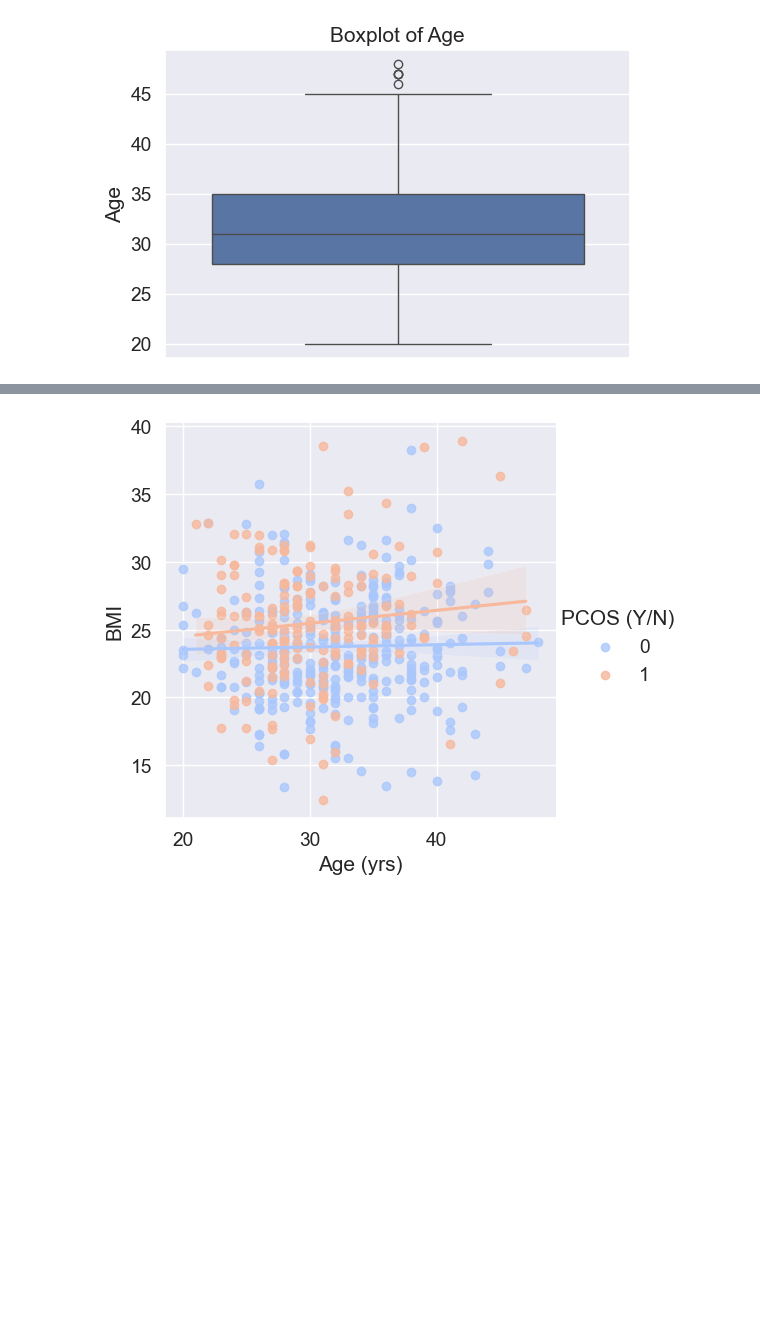
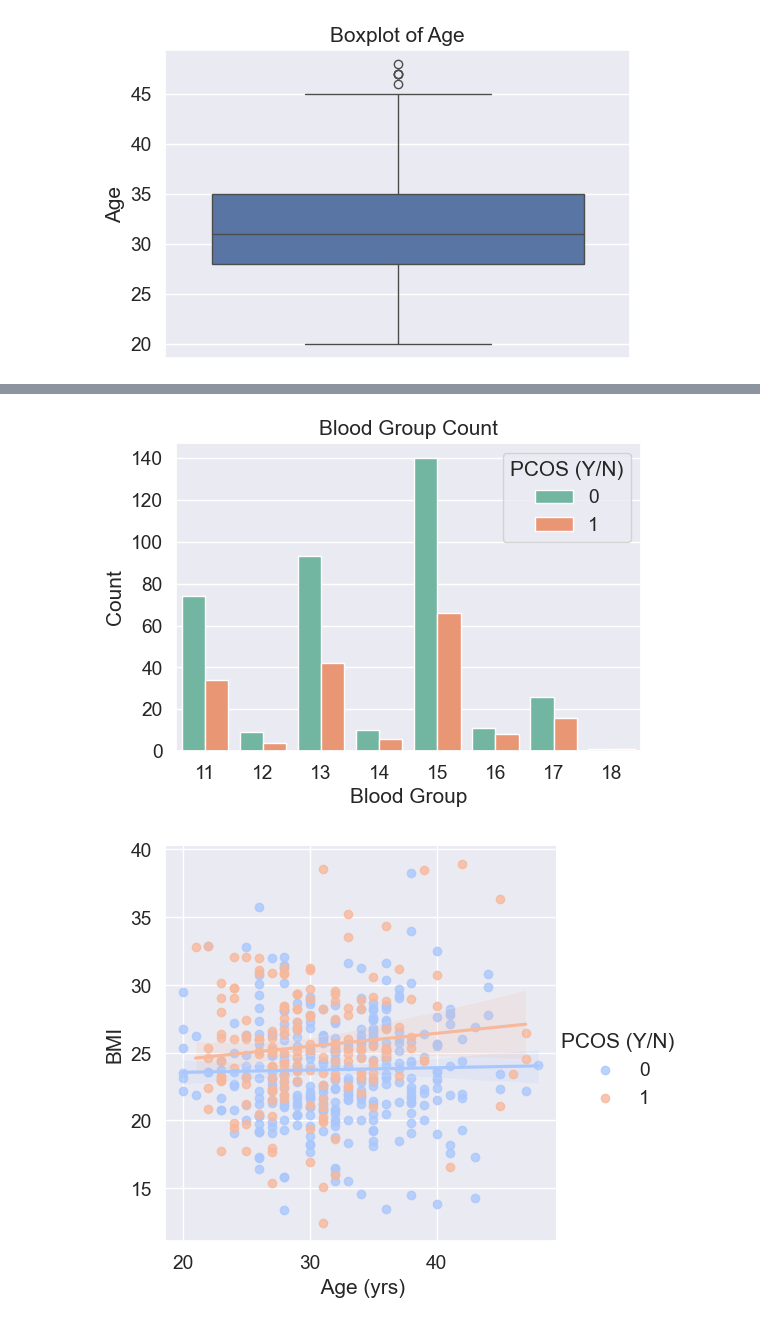
Before and after one commit to andolsitayssir/pcos-prediction, a Jupyter notebook: Project_one/pcos_without_infertility.ipynb, the cells around one changed output, grey strips where cells are left out. Drawn from its saved outputs; the diff is of its cells as text; code cells hidden in the pictures; blank space fills up the shorter version.

```diff
--- a/Project_one/pcos_without_infertility.ipynb
+++ b/Project_one/pcos_without_infertility.ipynb
@@ -277 +294,10 @@ plt.show()
+# %%
+plt.figure(figsize=(6,4))
+sns.countplot(x="Blood Group",data=data, hue='PCOS (Y/N)', palette="Set2")
+plt.title("Blood Group Count")
+plt.xlabel("Blood Group")
+plt.ylabel("Count")
+plt.show()
+# %% [output]
+[figure, added]
 # %%
```
Also changed, not shown: parts of 7 cells of this notebook.
